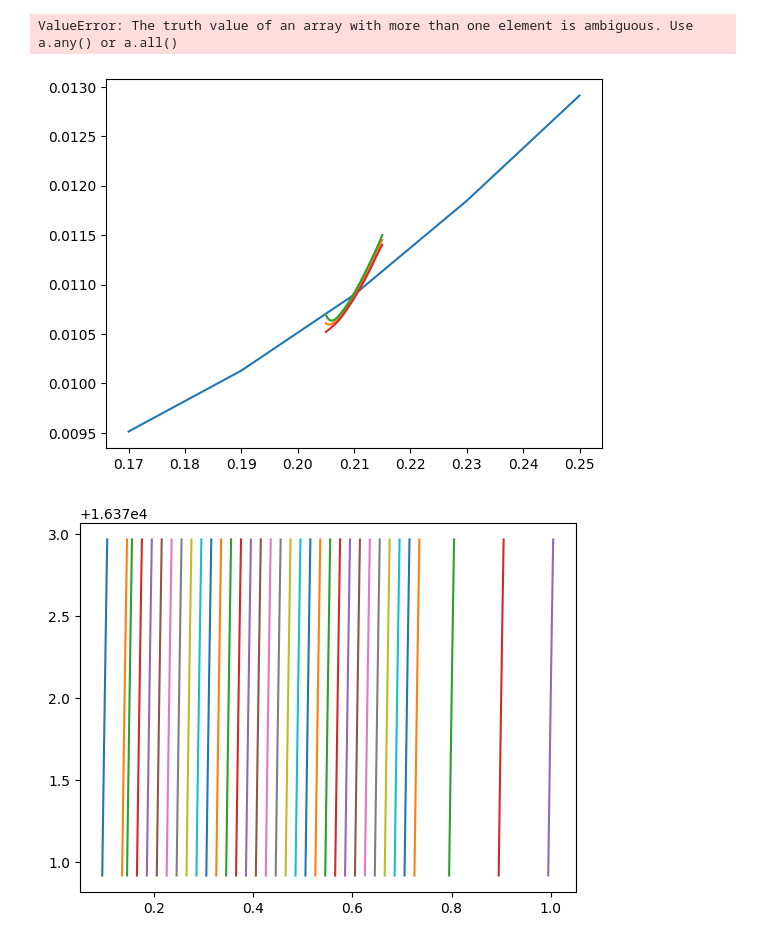
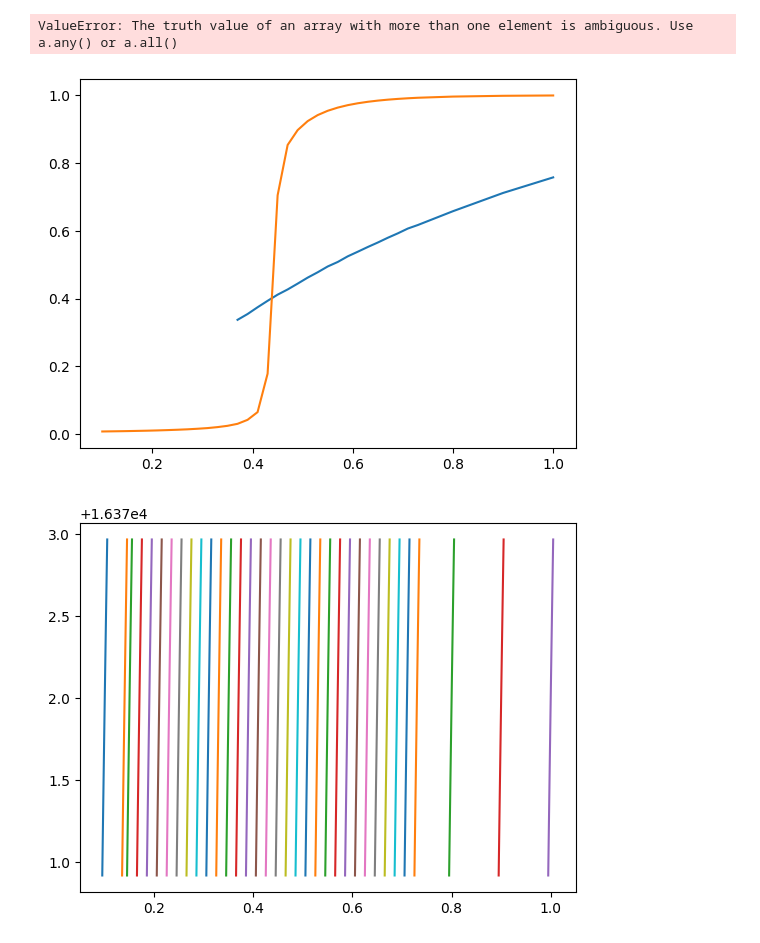
Before and after one commit to ChriGomm/MonteCarlo, a Jupyter notebook: code/auswertung.ipynb, the cells around one changed output. Cells and saved outputs as stored; diff of their text form; code cells hidden in the pictures.

Commit message:
actualized wolff

```diff
--- a/code/auswertung.ipynb
+++ b/code/auswertung.ipynb
@@ -422,8 +422,13 @@ def error_reweight(beta,beta0,obs,Ham,jack_cut):
     for i in range(obs_jack.shape[0]):
         jack_vals[:,i] = reweighting(beta,beta0,obs_jack[i],Ham_jack[i])
     return np.std(jack_vals,axis=1), np.mean(jack_vals,axis=1)
+# %%
+import pandas as pd
+mag_wolff = pd.read_csv("mag_wolff.txt",header=None,sep="\t").to_numpy()[:,:-3]/128**2
+ham_wolff = pd.read_csv("ham_wolff.txt",header=None,sep="\t").to_numpy()[:,:-3]/128**2
 # %%
-mean_mag = np.mean(np.abs(data_mag),axis=1)
+mean_mag_wolff = np.mean(np.abs(mag_wolff[:,:]),axis=1)
+mean_mag = np.mean(np.abs(data_mag[:,:-2]),axis=1)
 # %%
 count =0
 for i in range(data_ham.shape[0]):
@@ -471,38 +476,40 @@ countFit/absH.shape[1]
 # %% [output]
 ValueError: The truth value of an array with more than one element is ambiguous. Use a.any() or a.all()
 # %%
+import matplotlib.pyplot as plt
 bn =35
 beta = np.zeros(35)
 for i in range(30):
     beta[i+2]= 0.15 +0.6/30*i
 for i in range(2):
     beta[i] = 0.1+0.04*i
 for i in range(3):
     beta[i+32]= 0.8+ 0.1*i
 # idx = 18
 # beta0 = beta[idx]
 # steps = 30
 # a_bd = beta0-0.05
 # b_bd = beta
 # beta_intvl = np.linspace(beta0-0.05,beta0+0.05)
 # mag = np.abs(data_mag[idx,:])
 # ham = data_ham[idx,:]
 fig, ax = plt.subplots(1,1)
 # reweighting(beta_intvl,beta0,mag[20000:40000],ham[20000:40000])
 
 for i in range(1,2):
     i=5
-    beta0 = beta[i]
+    beta0 = beta[i+13]
     # ax.plot(beta[np.max(0,i-5):np.min(bn,i+5)],mean_mag[np.max(0,i-5):np.min(bn,i+5)])
-    ax.plot(beta[3:8],mean_mag[3:8])
-    beta_intvl = np.linspace(beta0-0.005,beta0+0.005)
-    std, mean = error_reweight(beta_intvl,beta0,np.abs(data_mag[i,20000:]),data_ham[i,20000:],20000)
-    ax.plot(beta_intvl,mean)
-    ax.plot(beta_intvl,mean+2*std)
-    ax.plot(beta_intvl,mean-2*std)
+    ax.plot(beta[13:],mean_mag_wolff)
+    ax.plot(beta,mean_mag)
+    # beta_intvl = np.linspace(beta0-0.005,beta0+0.005,30)
+    # mean = reweighting(beta_intvl,beta0,np.abs(mag_wolff[i,:-2]),ham_wolff[i,:-2])
+    # ax.plot(beta_intvl,mean)
+    # ax.plot(beta_intvl,mean+2*std)
+    # ax.plot(beta_intvl,mean-2*std)
 plt.show()
 # %% [output]
-[figure, old version]
+[figure, new version]
 # %%
 bn =35
 beta = list(np.zeros(35))
```
Also changed, not shown: 1 other file.
